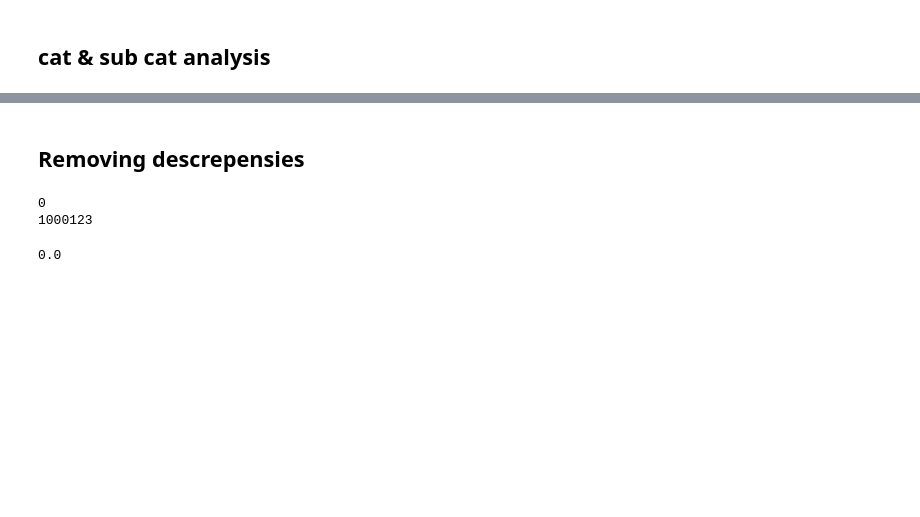
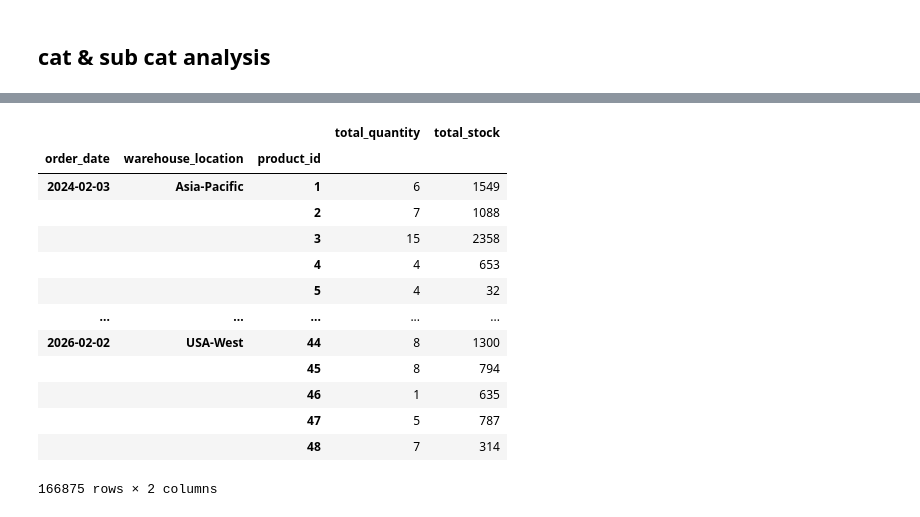
Before and after one commit to tanaymahapatra/E-commerce-Database-Management-and-Inventory-Optimization, a Jupyter notebook: Data_Analysis.ipynb, the cells around one changed output, grey strips where cells are left out. Drawn from its saved outputs; the diff is of its cells as text; code cells hidden in the pictures; blank space fills up the shorter version.

```diff
--- a/Data_Analysis.ipynb
+++ b/Data_Analysis.ipynb
@@ -590,2 +343,0 @@ array(['Coffee Maker Automatic', 'Yoga Mat Non-Slip', 'Blender 1000W',
-# %% [markdown]
-## Removing descrepensies
@@ -652,34 +344,17 @@ product_mapping = {
-# %%
-for product, (category, subcategory) in product_mapping.items():
-    df1.loc[df1['product_name'] == product, 'category'] = category
-    df1.loc[df1['product_name'] == product, 'sub_category'] = subcategory
-# %%
-cat = ['Home', 'Health', 'Sports', 'Electronics', 'Clothing']
-
-sub_cat = {
-    'Home': home,
-    'Health': health,
-    'Sports': sports,
-    'Electronics': Electronics,
-    'Clothing': Clothing
-}
-
-discrepancies = []
-
-for i in cat:
-    wrong = df1[
-        (df1['category'] == i) &
-        (~df1['sub_category'].isin(sub_cat[i]))
-    ]
-
-    discrepancies.append(wrong)
-
-discrepancies = pd.concat(discrepancies)
-
-print(len(discrepancies))
-print(len(df1))
-(1-((len(df1)-len(discrepancies))/len(df1)))*100
-# %% [output]
-0
-1000123
-0.0
+# %%
+df1[['order_date','warehouse_location','product_id','quantity','stock_quantity']].groupby(['order_date','warehouse_location','product_id']).agg(total_quantity=('quantity', 'sum'), total_stock=('stock_quantity', 'sum'))
+# %% [output]
+|  |  |  | total_quantity | total_stock |
+| order_date | warehouse_location | product_id |  |  |
+| 2024-02-03 | Asia-Pacific | 1 | 6 | 1549 |
+|  |  | 2 | 7 | 1088 |
+|  |  | 3 | 15 | 2358 |
+|  |  | 4 | 4 | 653 |
+|  |  | 5 | 4 | 32 |
+| ... | ... | ... | ... | ... |
+| 2026-02-02 | USA-West | 44 | 8 | 1300 |
+|  |  | 45 | 8 | 794 |
+|  |  | 46 | 1 | 635 |
+|  |  | 47 | 5 | 787 |
+|  |  | 48 | 7 | 314 |
+166875 rows × 2 columns
```
Also changed, not shown: parts of 38 cells of this notebook, 2 other files.
